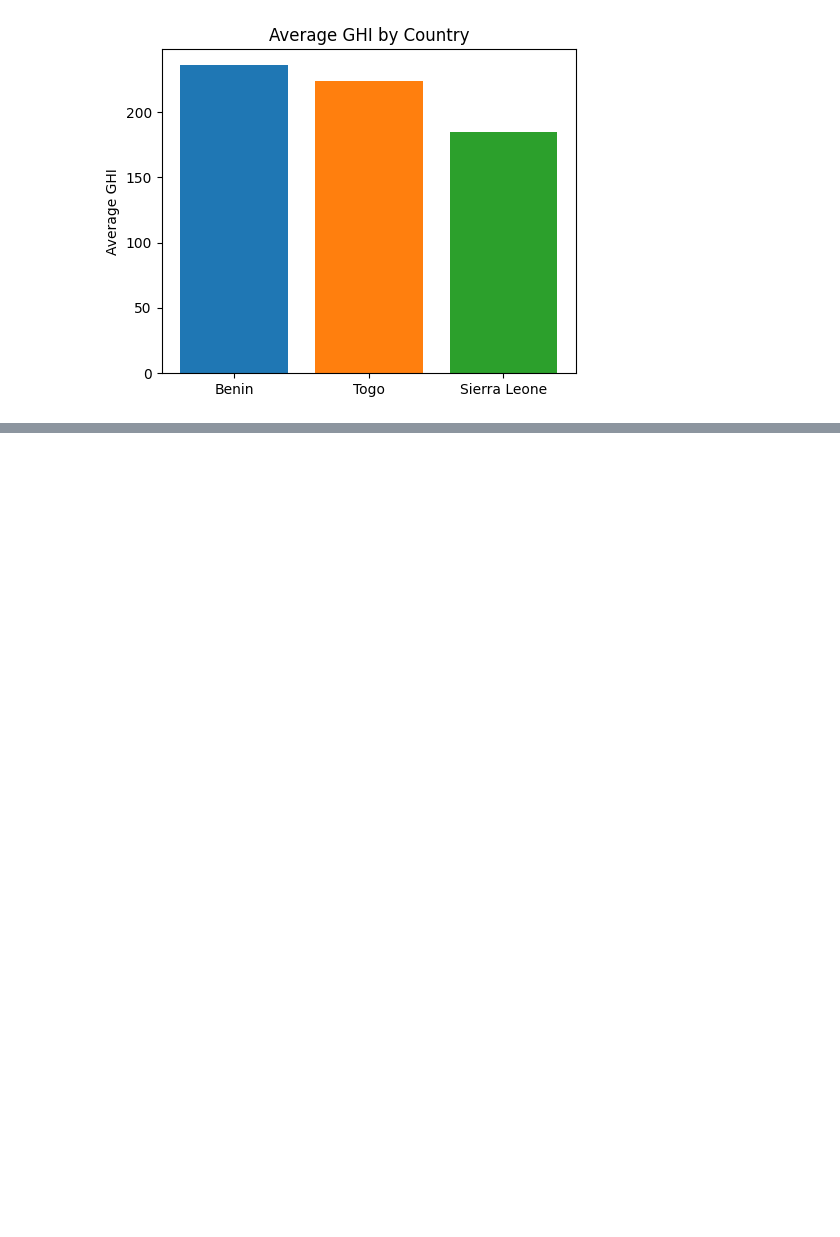
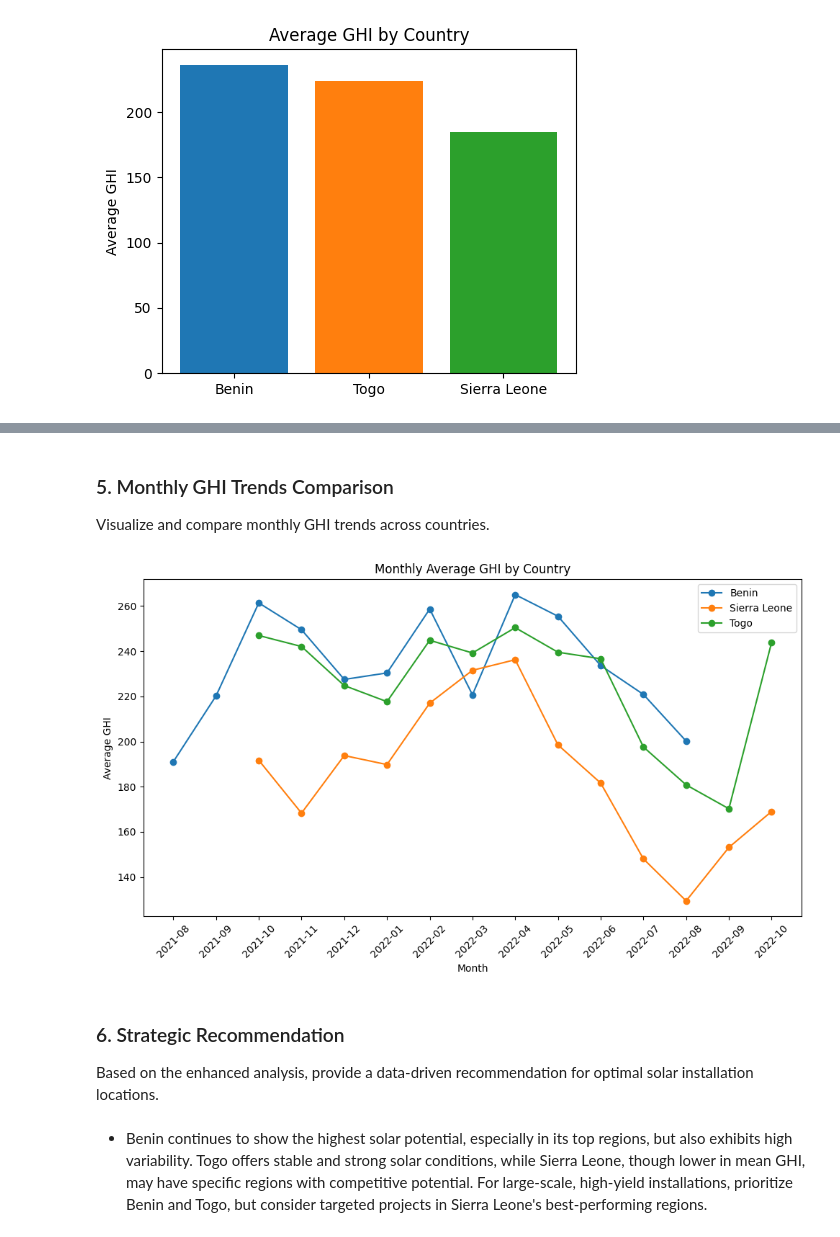
Before and after one commit to Melak12/solar-challenge-week1, a Jupyter notebook: notebooks/compare_countries.ipynb, the cells around one changed output, grey strips where cells are left out. Cells and saved outputs as stored; diff of their text form; code cells hidden in the pictures; blank space fills up the shorter version.

```diff
--- a/notebooks/compare_countries.ipynb
+++ b/notebooks/compare_countries.ipynb
@@ -100,0 +213,15 @@ plt.show()
+# %%
+def get_top_regions(df, region_col, ghi_col, n=5):
+    return df.groupby(region_col)[ghi_col].mean().sort_values(ascending=False).head(n).reset_index()
+
+for country, df in country_dfs.items():
+    region_col = None
+    for col in df.columns:
+        if "region" in col.lower() or "site" in col.lower() or "location" in col.lower():
+            region_col = col
+            break
+    if not region_col:
+        region_col = df.columns[0]
+    top_regions = get_top_regions(df, region_col, 'GHI', n=5)
+    print(f"\nTop 5 {region_col}s in {country} by Average GHI:")
+    print(top_regions)
@@ -100,0 +246,23 @@ plt.show()
+# %% [markdown]
+### 5. Monthly GHI Trends Comparison
+Visualize and compare monthly GHI trends across countries.
+# %%
+plt.figure(figsize=(10, 6))
+for country, df in country_dfs.items():
+    df['Month'] = pd.to_datetime(df['Timestamp']).dt.to_period('M').astype(str)
+    monthly = df.groupby('Month')['GHI'].mean()
+    plt.plot(monthly.index, monthly.values, marker='o', label=country)
+plt.title('Monthly Average GHI by Country')
+plt.xlabel('Month')
+plt.ylabel('Average GHI')
+plt.legend()
+plt.xticks(rotation=45)
+plt.tight_layout()
+plt.show()
+# %% [output]
+[figure, added]
+# %% [markdown]
+### 6. Strategic Recommendation
+Based on the enhanced analysis, provide a data-driven recommendation for optimal solar installation locations.
+# %% [markdown]
+- Benin continues to show the highest solar potential, especially in its top regions, but also exhibits high variability. Togo offers stable and strong solar conditions, while Sierra Leone, though lower in mean GHI, may have specific regions with competitive potential. For large-scale, high-yield installations, prioritize Benin and Togo, but consider targeted projects in Sierra Leone's best-performing regions.
```
Also changed, not shown: parts of 17 cells of this notebook.
